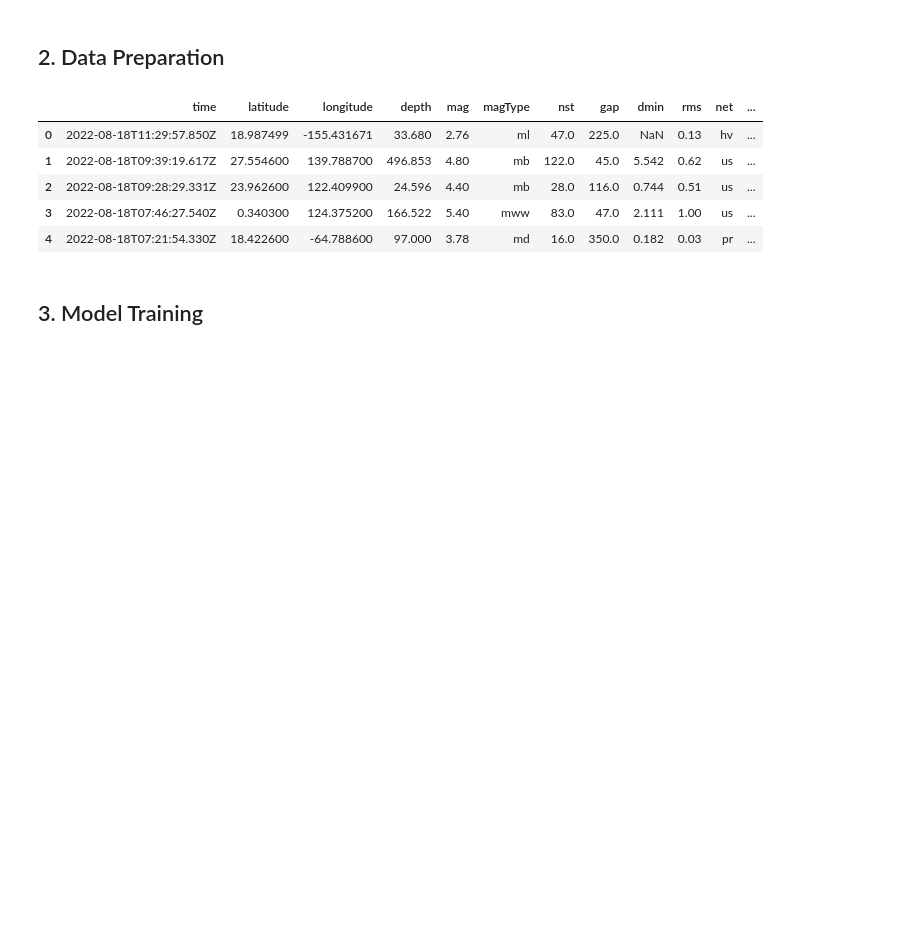
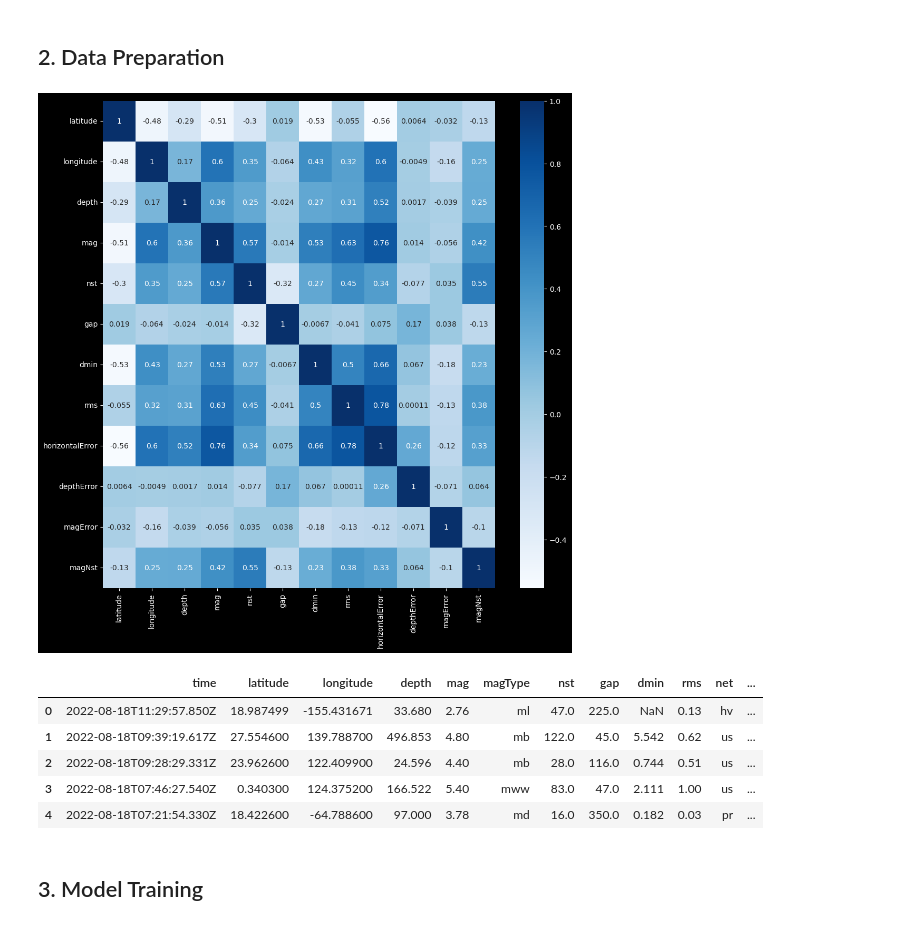
Before and after one commit to Andre-Gilbert/Earthquake-Prediction, a Jupyter notebook: ml/earthquake_prediction.ipynb, the cells around one changed output. Drawn from its saved outputs; the diff is of its cells as text; code cells hidden in the pictures; blank space fills up the shorter version.

```diff
--- a/ml/earthquake_prediction.ipynb
+++ b/ml/earthquake_prediction.ipynb
@@ -136,11 +136,12 @@ plt.show()
 # %% [markdown]
 ## 2. Data Preparation
 # %%
-numeric_columns = [column for column in df.columns if df.dtypes[column] != 'object']
-corr_matrix = df[numeric_columns].corr()
+corr_matrix = df.corr()
 plt.figure(figsize=(12, 12))
 sns.heatmap(corr_matrix, annot=True, cmap='Blues')
 plt.show()
+# %% [output]
+[figure, added]
 # %%
 threshold = 0.9
 upper = corr_matrix.where(np.triu(np.ones(corr_matrix.shape), k=1).astype(np.bool_))
```
Also changed, not shown: parts of 11 cells of this notebook, 7 other files.
